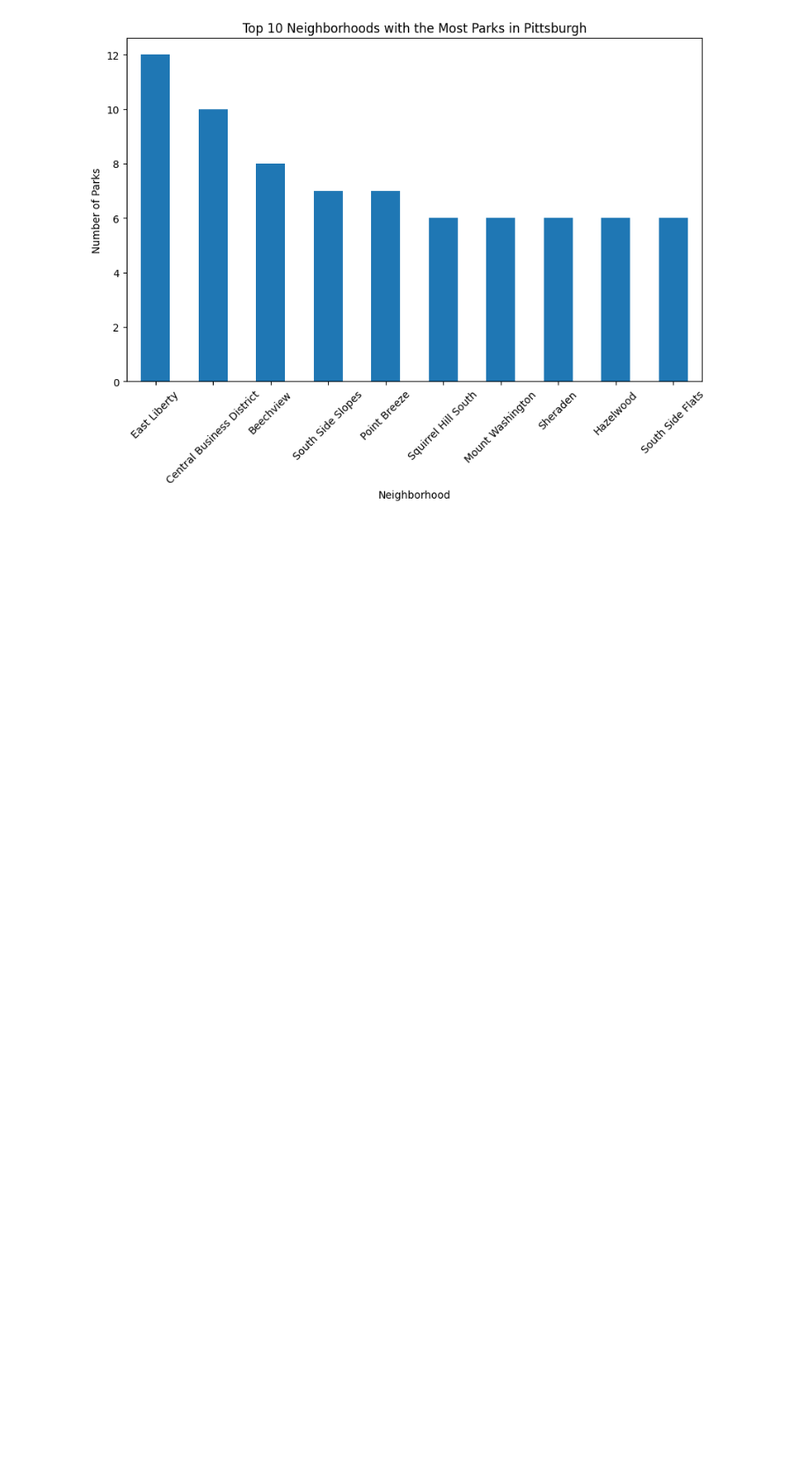
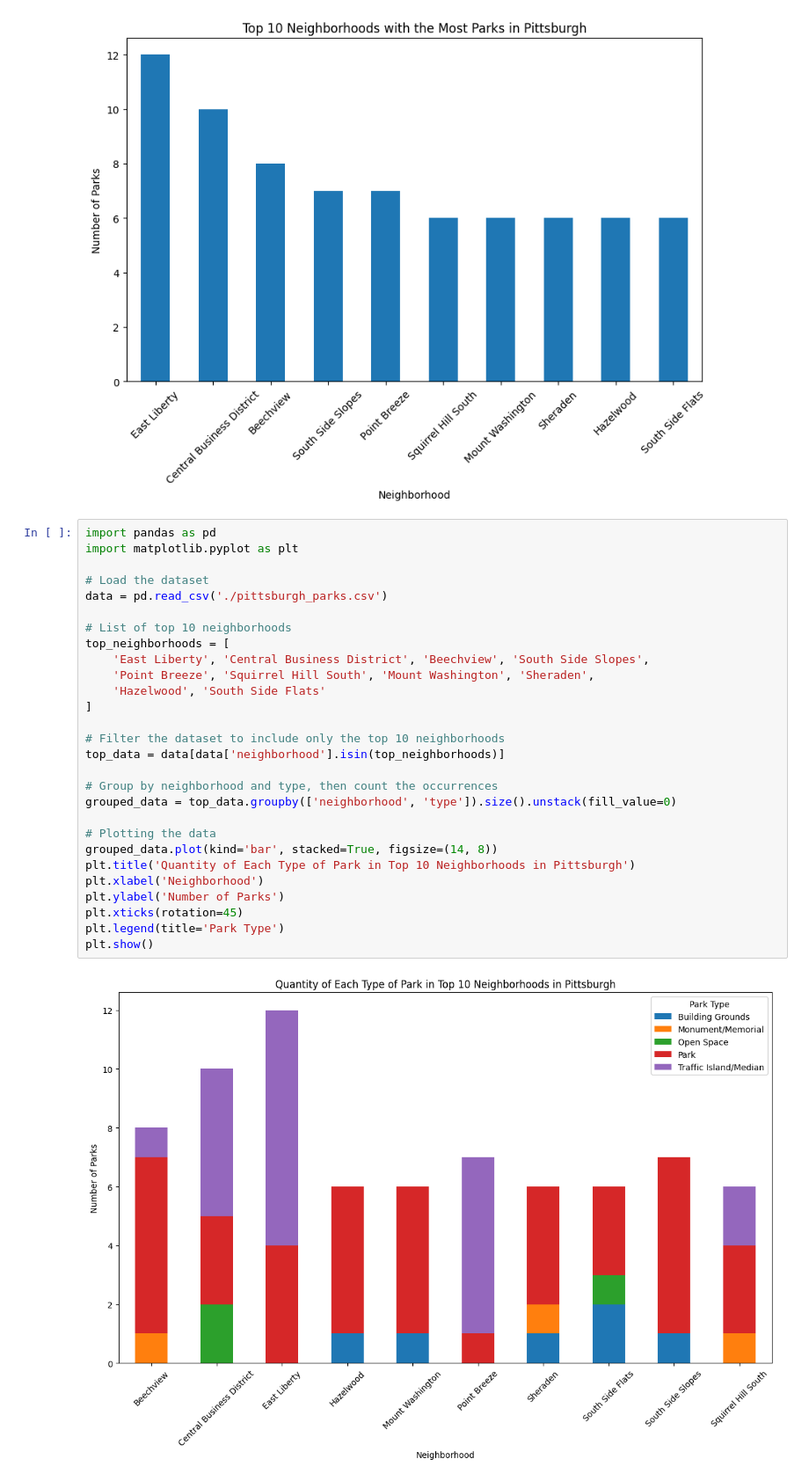
Before and after one commit to prebish/best-neighborhood-search, a Jupyter notebook: joel.ipynb, the cells around one changed output. Shown at 88% size. Cells and saved outputs as stored; diff of their text form; blank space fills up the shorter version.

Commit message:
added visual aids to notebook

```diff
--- a/joel.ipynb
+++ b/joel.ipynb
@@ -21,3 +21,33 @@ plt.xticks(rotation=45)
 plt.show()
 # %% [output]
 [figure]
+# %%
+import pandas as pd
+import matplotlib.pyplot as plt
+
+# Load the dataset
+data = pd.read_csv('./pittsburgh_parks.csv')
+
+# List of top 10 neighborhoods
+top_neighborhoods = [
+    'East Liberty', 'Central Business District', 'Beechview', 'South Side Slopes',
+    'Point Breeze', 'Squirrel Hill South', 'Mount Washington', 'Sheraden',
+    'Hazelwood', 'South Side Flats'
+]
+
+# Filter the dataset to include only the top 10 neighborhoods
+top_data = data[data['neighborhood'].isin(top_neighborhoods)]
+
+# Group by neighborhood and type, then count the occurrences
+grouped_data = top_data.groupby(['neighborhood', 'type']).size().unstack(fill_value=0)
+
+# Plotting the data
+grouped_data.plot(kind='bar', stacked=True, figsize=(14, 8))
+plt.title('Quantity of Each Type of Park in Top 10 Neighborhoods in Pittsburgh')
+plt.xlabel('Neighborhood')
+plt.ylabel('Number of Parks')
+plt.xticks(rotation=45)
+plt.legend(title='Park Type')
+plt.show()
+# %% [output]
+[figure, added]
```
Also changed, not shown: parts of 5 cells of this notebook.
